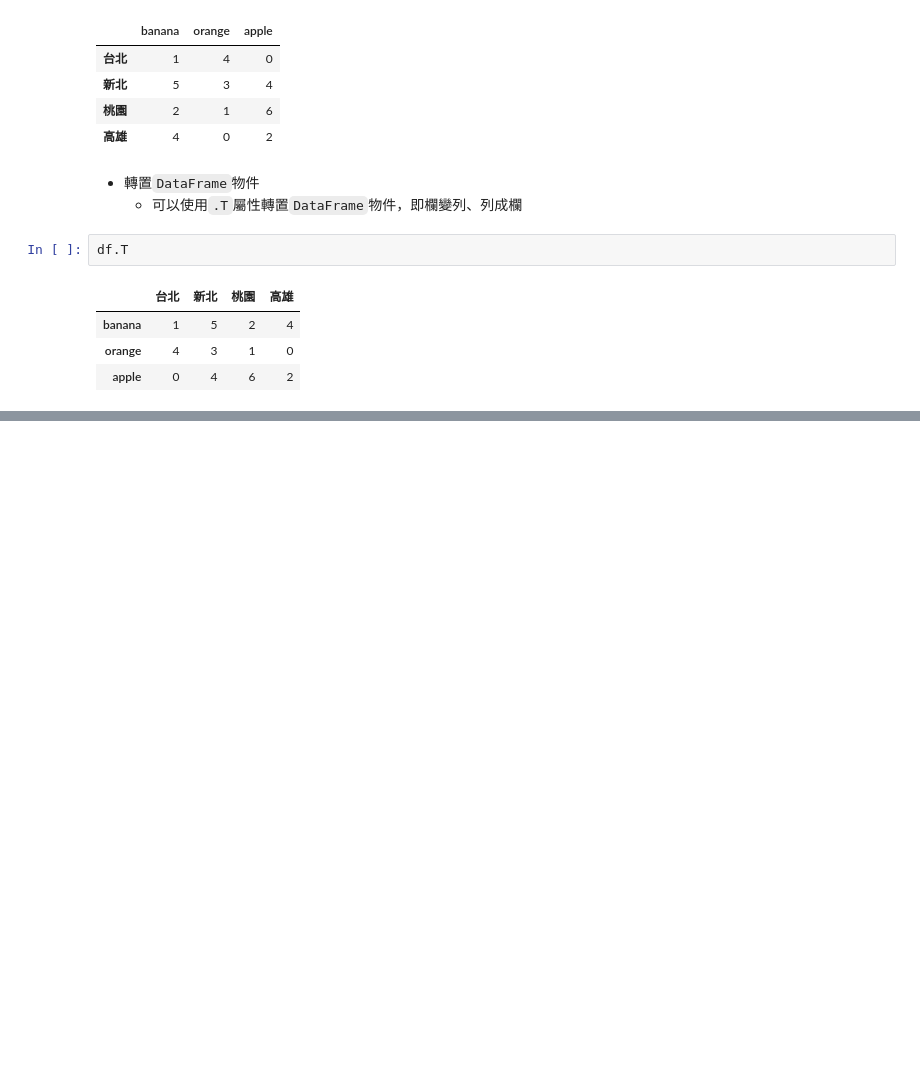
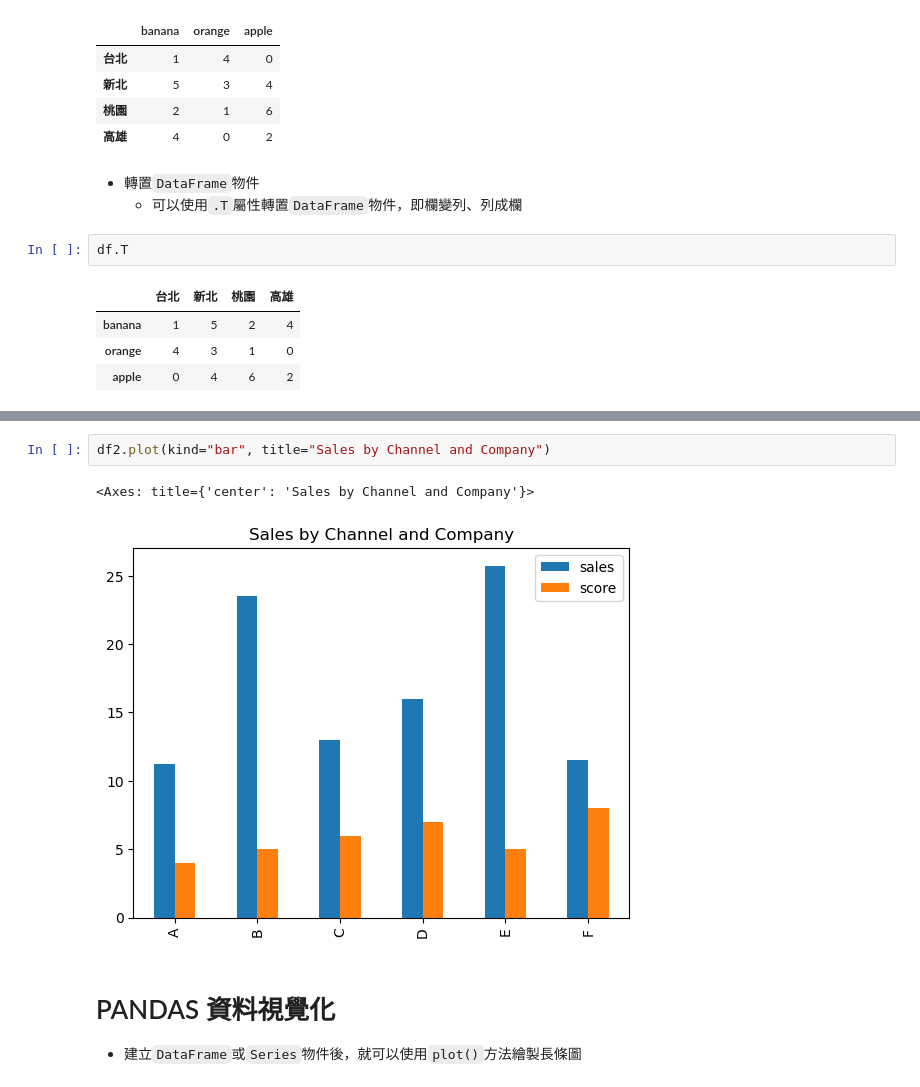
Before and after one commit to zhiyulin104/IMLP456, a Jupyter notebook: Unit02/Normal Practice/Pandas/Pandas.ipynb, the cells around one changed output, grey strips where cells are left out. Saved outputs shown, nothing was run; the diff lists cells and outputs as text; blank space fills up the shorter version.

```diff
--- a/Unit02/Normal Practice/Pandas/Pandas.ipynb
+++ b/Unit02/Normal Practice/Pandas/Pandas.ipynb
@@ -153,0 +601,9 @@ df.T
+# %%
+df2.plot(kind="bar", title="Sales by Channel and Company")
+# %% [output]
+<Axes: title={'center': 'Sales by Channel and Company'}>
+[figure, added]
+# %% [markdown]
+# PANDAS 資料視覺化
+
+* 建立`DataFrame`或`Series`物件後，就可以使用`plot()`方法繪製長條圖
```
Also changed, not shown: parts of 62 cells of this notebook, 2 other files.
